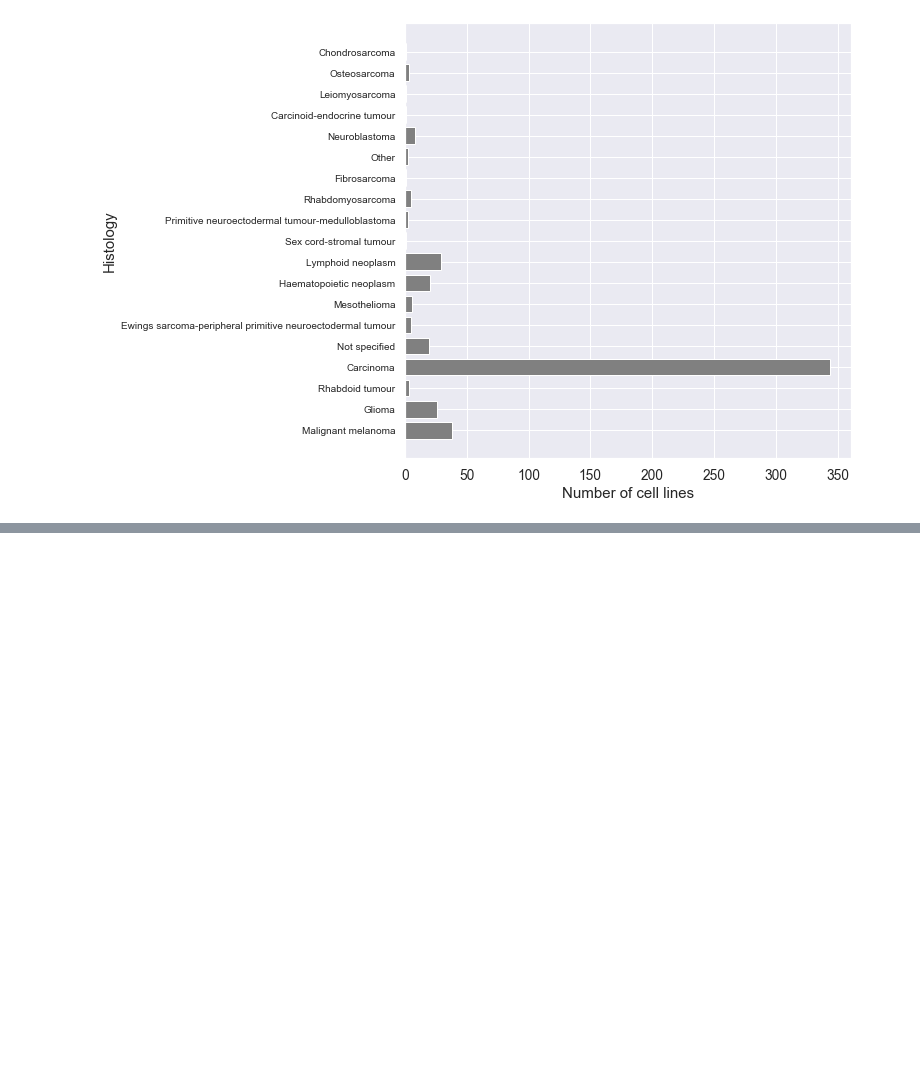
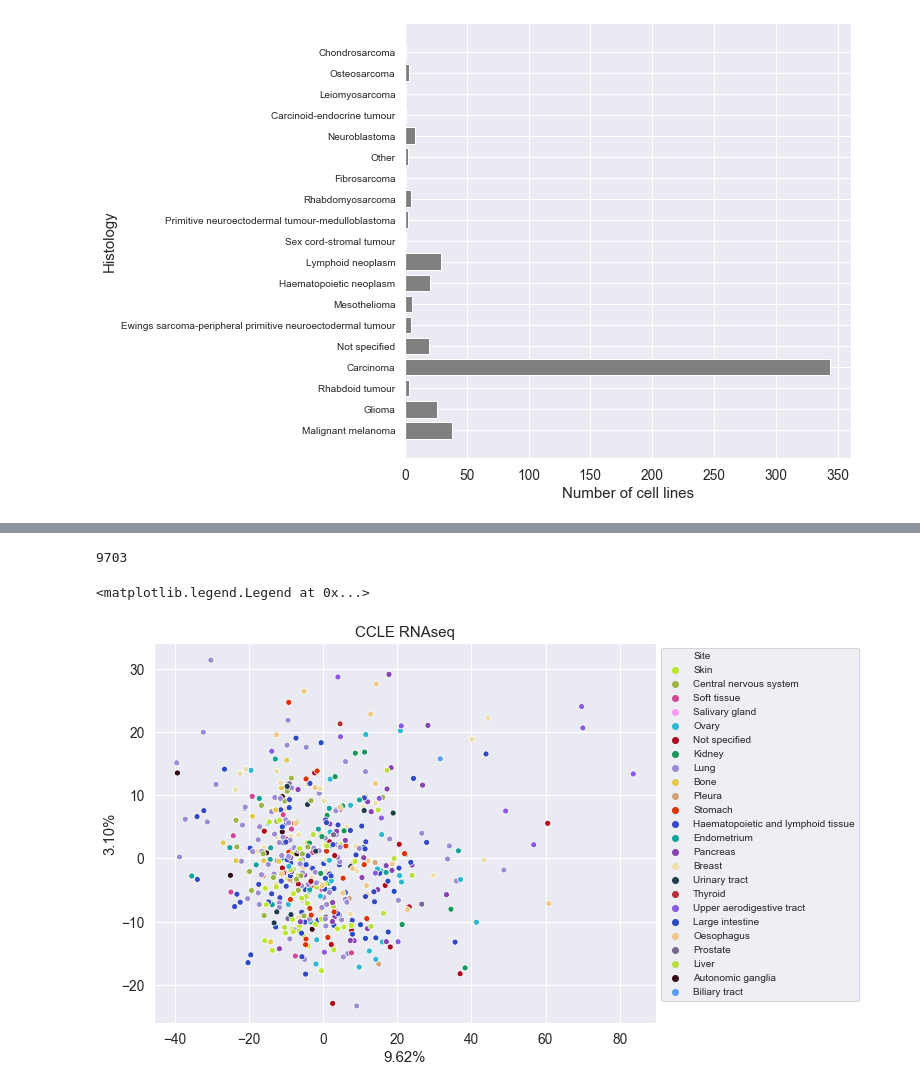
Before and after one commit to mauliknariya/lsp_ctd2_panacea, a Jupyter notebook: main/data_exploration.ipynb, the cells around one changed output, grey strips where cells are left out. Drawn from its saved outputs; the diff is of its cells as text; code cells hidden in the pictures; blank space fills up the shorter version.

Commit message:
primary sites, histology of cells, PCA of baseline CCLE and ACHILLES data

```diff
--- a/main/data_exploration.ipynb
+++ b/main/data_exploration.ipynb
@@ -112,0 +117,34 @@ plt.legend(bbox_to_anchor=(1.0,  1.0), fontsize=10)
+# %%
+# Feature selected PCA of CCLE RNAseq
+import sys
+from sklearn.decomposition import PCA
+import numpy as np
+sys.path.insert(0,'../feature_selection')
+from pca_loadings import pca_loadings
+features = pca_loadings(dfccle, cutoff_score=0.25)
+print(len(features))
+dfccle_feat = dfccle[~dfccle.index.isin(features)]
+pca = PCA(min(dfccle_feat.shape[0], dfccle_feat.shape[1])-1)
+X = dfccle_feat.T.values
+Xpca = pca.fit_transform(X)
+
+sites = [site_dict[c] for c in dfccle.columns]
+sites = [s.capitalize().replace('_', ' ') for s in sites]
+
+dfpca=pd.DataFrame(list(zip(list(np.asarray(Xpca[:,0])),
+                     list(np.asarray(Xpca[:,1])),
+                     sites)),
+                  columns=['PC1', 'PC2', 'Site'])
+plt.figure(figsize=(9,7))
+sns.scatterplot(data=dfpca,
+                x=dfpca['PC1'], y=dfpca['PC2'],
+                hue=dfpca['Site'], palette=random_colors)
+variance = pca.explained_variance_ratio_
+plt.title('CCLE RNAseq')
+plt.xlabel('%.2f%%'%(100*variance[0]))
+plt.ylabel('%.2f%%'%(100*variance[1]))
+plt.legend(bbox_to_anchor=(1.0,  1.0), fontsize=10)
+# %% [output]
+9703
+<matplotlib.legend.Legend at 0x...>
+[figure, added]
```
Also changed, not shown: parts of 4 cells of this notebook.
